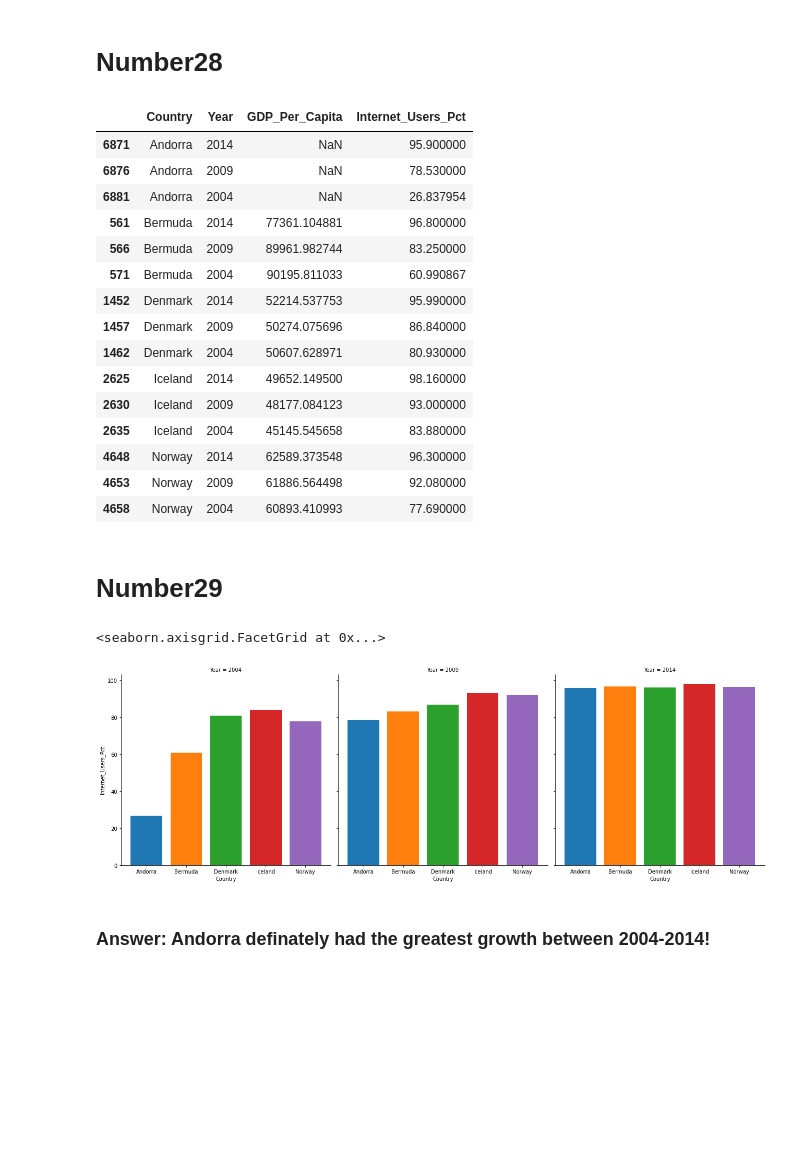
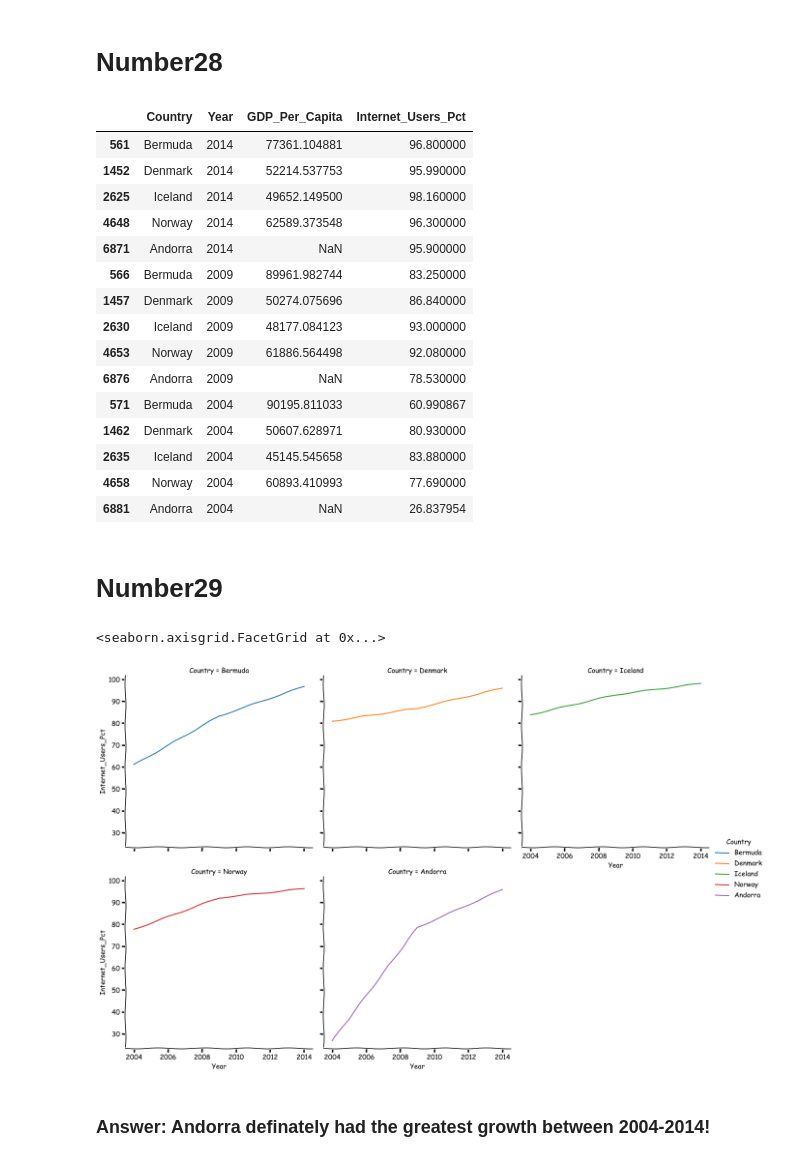
Before and after one commit to NSS-Data-Analytics-Cohort-7/gdp-and-internet-usage-sgoolsby88, a Jupyter notebook: Notebook/gdp_and_internet_usage.ipynb, the cells around one changed output. Saved outputs shown, nothing was run; the diff lists cells and outputs as text; code cells hidden in the pictures; blank space fills up the shorter version.

```diff
--- a/Notebook/gdp_and_internet_usage.ipynb
+++ b/Notebook/gdp_and_internet_usage.ipynb
@@ -127,5 +153,5 @@ internet_df=internet_df.drop(labels='Value Footnotes', axis=1)
 # %% [markdown]
 # Number11
 # %%
-gdp_fp.rename(columns={'Country or Area':'Country', 'Year':'Year', 'Value':'GDP_Per_Capita'},inplace=True)
+gdp_fp=gdp_fp.rename(columns={'Country or Area':'Country', 'Value':'GDP_Per_Capita'})
 # %%
@@ -140,6 +167,6 @@ print(gdp_fp[:5])
 # %% [markdown]
 # Number12
 # %%
-internet_df.rename(columns={'Country or Area':'Country', 'Year':'Year', 'Value':'Internet_Users_Pct'}, inplace=True)
-print(internet_df)
+internet_df=internet_df.rename(columns={'Country or Area':'Country', 'Value':'Internet_Users_Pct'})
+internet_df[:6]
 # %% [output]
@@ -160,4 +180,5 @@ print(internet_df)
 # %% [markdown]
 # Number13
 # %%
-gdp_and_internet_use=gdp_fp.merge(internet_df,'outer')
+gdp_and_internet_use=gdp_fp.merge(internet_df,how='outer',on=['Country','Year'])
+gdp_and_internet_use
@@ -336,34 +393,35 @@ gdp_and_internet_top_5_2014
 # Number28
 # %%
 top_5_internet = gdp_and_internet_use[gdp_and_internet_use.Country.isin(gdp_and_internet_top_5_2014.Country)]
-top_5_internet = top_5_internet.sort_values('Country', axis = 0, ascending = True, inplace = False)
+top_5_internet = top_5_internet.sort_values(['Year'],ascending=False)
 # %%
 top_5_internet
 # %% [output]
 |  | Country | Year | GDP_Per_Capita | Internet_Users_Pct |
+| 561 | Bermuda | 2014 | 77361.104881 | 96.800000 |
+| 1452 | Denmark | 2014 | 52214.537753 | 95.990000 |
+| 2625 | Iceland | 2014 | 49652.149500 | 98.160000 |
+| 4648 | Norway | 2014 | 62589.373548 | 96.300000 |
 | 6871 | Andorra | 2014 | NaN | 95.900000 |
+| 566 | Bermuda | 2009 | 89961.982744 | 83.250000 |
+| 1457 | Denmark | 2009 | 50274.075696 | 86.840000 |
+| 2630 | Iceland | 2009 | 48177.084123 | 93.000000 |
+| 4653 | Norway | 2009 | 61886.564498 | 92.080000 |
 | 6876 | Andorra | 2009 | NaN | 78.530000 |
+| 571 | Bermuda | 2004 | 90195.811033 | 60.990867 |
+| 1462 | Denmark | 2004 | 50607.628971 | 80.930000 |
+| 2635 | Iceland | 2004 | 45145.545658 | 83.880000 |
+| 4658 | Norway | 2004 | 60893.410993 | 77.690000 |
 | 6881 | Andorra | 2004 | NaN | 26.837954 |
-| 561 | Bermuda | 2014 | 77361.104881 | 96.800000 |
-| 566 | Bermuda | 2009 | 89961.982744 | 83.250000 |
-| 571 | Bermuda | 2004 | 90195.811033 | 60.990867 |
-| 1452 | Denmark | 2014 | 52214.537753 | 95.990000 |
-| 1457 | Denmark | 2009 | 50274.075696 | 86.840000 |
-| 1462 | Denmark | 2004 | 50607.628971 | 80.930000 |
-| 2625 | Iceland | 2014 | 49652.149500 | 98.160000 |
-| 2630 | Iceland | 2009 | 48177.084123 | 93.000000 |
-| 2635 | Iceland | 2004 | 45145.545658 | 83.880000 |
-| 4648 | Norway | 2014 | 62589.373548 | 96.300000 |
-| 4653 | Norway | 2009 | 61886.564498 | 92.080000 |
-| 4658 | Norway | 2004 | 60893.410993 | 77.690000 |
 # %% [markdown]
 # Number29
 # %%
-graph=sns.FacetGrid(top_5_internet, hue='Country',col_wrap=3,height=6,col='Year')
-graph.map(plt.bar, 'Country', 'Internet_Users_Pct')
+graph=sns.FacetGrid(top_5_internet, hue='Country',col_wrap=3,height=6,col='Country')
+graph.map(plt.plot, 'Year', 'Internet_Users_Pct')
+graph.add_legend()
 # %% [output]
 <seaborn.axisgrid.FacetGrid at 0x...>
-[figure, old version]
+[figure, new version]
 # %% [markdown]
 ### Answer: Andorra definately had the greatest growth between 2004-2014!
 # %% [markdown]
```
Also changed, not shown: parts of 25 cells of this notebook.
